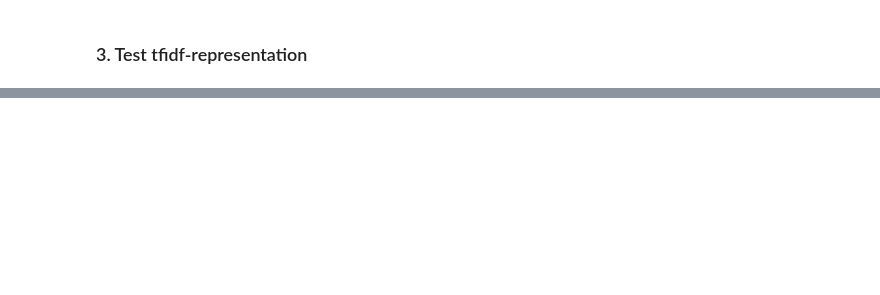
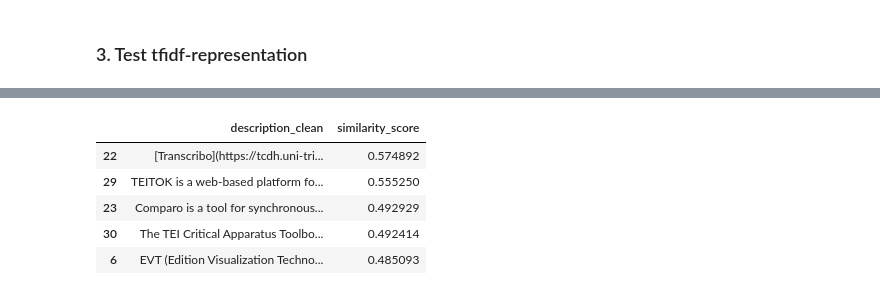
Before and after one commit to andwzn/retrieval-augmented-generation-experiment, a Jupyter notebook: rag_experiment_1.ipynb, the cells around one changed output, grey strips where cells are left out. Cells and saved outputs as stored; diff of their text form; code cells hidden in the pictures; blank space fills up the shorter version.

```diff
--- a/rag_experiment_1.ipynb
+++ b/rag_experiment_1.ipynb
@@ -343,0 +370,19 @@ with pd.option_context('display.max_colwidth', None):
+# %%
+def get_word2vec_vector(words, model):
+    words = words.split()
+    # Filter words that are in the model's vocabulary
+    valid_words = [word for word in words if word in model]
+
+    if not valid_words:
+        # Return a zero vector if no valid words are found
+        return np.zeros(model.vector_size)
+
+    # Average the vectors of the valid words to create a document representation
+    vectors = [model[word] for word in valid_words]
+    return np.mean(vectors, axis=0)
+
+# Apply the function to create aggregated vectors
+word2vec = edition_software_info['description_preprocessed'].apply(lambda x: get_word2vec_vector(x, word2vec_model))
+
+# Convert the Series of 1D arrays to a 2D numpy array (to calculate the cosine similarity lateron)
+word2vec_array = np.array(word2vec.tolist())
@@ -343,0 +403,32 @@ with pd.option_context('display.max_colwidth', None):
+# %%
+query = 'I need help transcribing'
+# Preprocess the query
+query = preprocess(stopwords_combined, query)
+# get vector representation of the query using word2vec
+query_word2vec = get_word2vec_vector(query, word2vec_model)
+# Reshape the query vector to be a 2D array with one row
+query_word2vec = query_word2vec.reshape(1, -1)
+
+
+# Compute cosine similarity between the query and the documents
+similarities = []
+similarities = cosine_similarity(query_word2vec, word2vec_array)
+
+similarity_df = pd.DataFrame({
+    'similarity_score': similarities.flatten()
+})
+
+
+result_df = pd.concat([edition_software_info[["description_clean"]], similarity_df], axis=1)
+result_df_sorted = result_df.sort_values(by='similarity_score', ascending=False)
+
+# print the top 3 description, that might be relevant to our query
+with pd.option_context('display.max_colwidth', None):
+    display(result_df_sorted[['description_clean', 'similarity_score']].head(5))
+# %% [output]
+|  | description_clean | similarity_score |
+| 22 | [Transcribo](https://tcdh.uni-tri... | 0.574892 |
+| 29 | TEITOK is a web-based platform fo... | 0.555250 |
+| 23 | Comparo is a tool for synchronous... | 0.492929 |
+| 30 | The TEI Critical Apparatus Toolbo... | 0.492414 |
+| 6 | EVT (Edition Visualization Techno... | 0.485093 |
```
Also changed, not shown: parts of 12 cells of this notebook.
